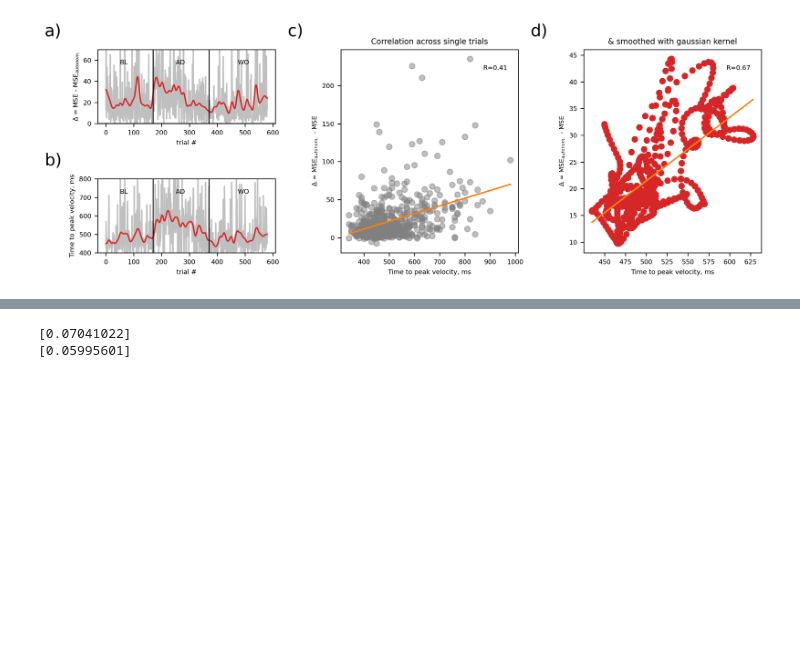
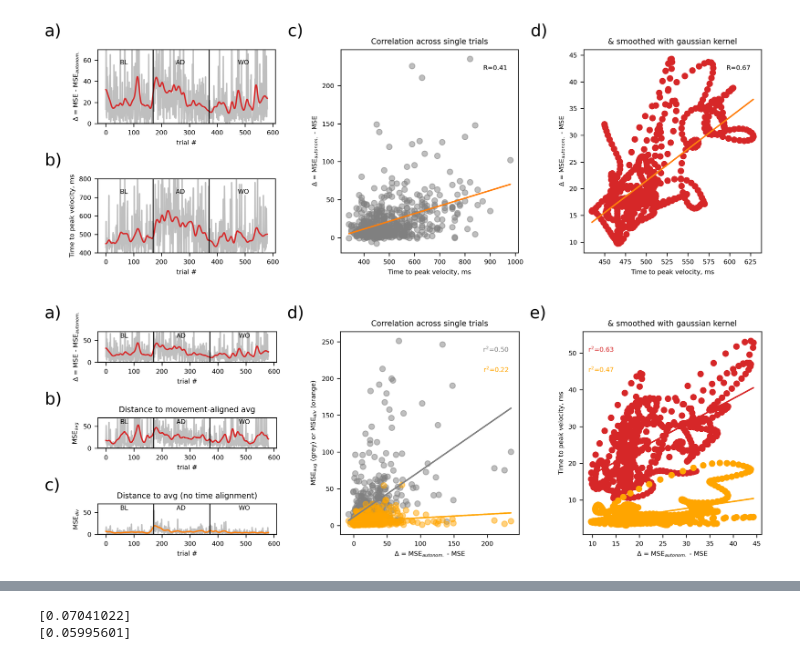
Before and after one commit to NinelK/BAND-torch, a Jupyter notebook: notebooks/paper/Fig5b_small_controlled_variability.ipynb, the cells around one changed output, grey strips where cells are left out. Saved outputs shown, nothing was run; the diff lists cells and outputs as text; code cells hidden in the pictures; blank space fills up the shorter version.

```diff
--- a/notebooks/paper/Fig5b_small_controlled_variability.ipynb
+++ b/notebooks/paper/Fig5b_small_controlled_variability.ipynb
@@ -161,6 +161,7 @@ print(trial_num, true_valid_beh.shape, valid_data.shape)
 concat_behaviors = [np.ones((trial_num,*true_valid_beh.shape[1:]))*np.nan for _ in range(2)]
 concat_noci_behaviors = [np.ones((trial_num,*true_valid_beh.shape[1:]))*np.nan for _ in range(2)]
 concat_true_behavior = np.ones((trial_num,*true_valid_beh.shape[1:]))*np.nan
+concat_true_pos = np.ones((trial_num,*true_valid_beh.shape[1:]))*np.nan
 concat_rates = [np.ones((trial_num,*valid_data.shape[1:]))*np.nan for _ in range(2)]
 concat_noci_rates = [np.ones((trial_num,*valid_data.shape[1:]))*np.nan for _ in range(2)]
 concat_data = np.ones((trial_num,*valid_data.shape[1:]))*np.nan
@@ -186,6 +187,7 @@ for fold in range(N_FOLDS):
         valid_epoch = f["valid_epoch"][:]
         true_train_beh = f['train_vel'][:]
         true_valid_beh = f['valid_vel'][:]
+        true_valid_pos = f['valid_pos'][:]
         true_target_direction = f['valid_target_direction'][:]
 
     print(valid_inds[valid_epoch==0])
@@ -263,6 +265,7 @@ for fold in range(N_FOLDS):
         if mi == 0:
             concat_data[fold::N_FOLDS] = valid_data
             concat_true_behavior[fold::N_FOLDS] = true_valid_beh
+            concat_true_pos[fold::N_FOLDS] = true_valid_pos
             concat_epochs[fold::N_FOLDS] = valid_epoch
             concat_ids[fold::N_FOLDS] = valid_inds
             concat_target_direction[fold::N_FOLDS] = true_target_direction
@@ -272,6 +275,7 @@ for fold in range(N_FOLDS):
             assert np.all(concat_ids[fold::N_FOLDS] == valid_inds), 'Indices do not match'
             assert np.all(concat_target_direction[fold::N_FOLDS] == true_target_direction), 'Target directions do not match'
             assert np.all(concat_true_behavior[fold::N_FOLDS] == true_valid_beh), 'True behavior does not match'
+            assert np.all(concat_true_pos[fold::N_FOLDS] == true_valid_pos), 'True positions do not match'
 # %% [output]
 [  1  10  18  25  30  38  43  52  57  62  67  72  77  84  92 103 109 114
  120 126 132 138 145 151 157 162 168 173 178 188 193 198 205 210]
@@ -616,0 +633,14 @@ mse_trials_avg_delta = mse_trials_avg - mse_trials_noci
+# %%
+distance = np.zeros(concat_true_behavior.shape[:2])
+print(distance.shape)
+for e in [0,1,2]:
+    for i in range(distance.shape[1]):
+        distance[concat_epochs==e,i] = np.min(np.sum((concat_true_behavior[concat_epochs==e][:,i:(i+1),:] - concat_avg_behavior[concat_epochs==e])**2,axis=-1),axis=-1)
+mse_min_div = np.mean(distance,axis=-1)
+
+distance = np.zeros(concat_true_behavior.shape[:2])
+print(distance.shape)
+for e in [0,1,2]:
+    for i in range(distance.shape[1]):
+        distance[concat_epochs==e,i] = np.min(np.sum((concat_true_pos[concat_epochs==e][:,i:(i+1),:] - concat_avg_pos[concat_epochs==e])**2,axis=-1),axis=-1)
+mse_min_div_pos = np.mean(distance,axis=-1)
@@ -902,3 +935,78 @@ plt.savefig(f"figs/fig5_suppl_{dataset_name}_{model_name}.pdf")
 plt.savefig(f"figs/fig5_suppl_{dataset_name}_{model_name}.png")
 # %% [output]
 [figure]
+# %%
+layout = '''
+ade
+bde
+cde
+'''
+
+fig = plt.figure(figsize=(11, 4))
+# blank = fig.add_subplot([0,0,1,1])
+axes, spec = panels(layout, fig=fig)
+
+label_panels(axes,postfix=')')
+
+# plot reaction time
+vel = np.linalg.norm(concat_true_behavior,axis=-1)
+max_vel_t = np.argmax(vel,-1)
+# max_vel_t = max_vel_t - max_vel_t.mean()
+
+axes['a'].plot(mse_trials_delta,alpha=0.5,c='grey')
+axes['a'].plot(gaussian_filter1d(mse_trials_delta, trial_kernel_w),c='C3')
+axes['a'].set_ylabel(r'$\Delta$ = MSE - MSE$_{autonom.}$')
+axes['a'].set_ylim([0,70])
+
+axes['b'].plot(mse_trials_avg,alpha=0.5,c='grey')
+axes['b'].plot(gaussian_filter1d(mse_trials_avg, trial_kernel_w),c='C3')
+axes['b'].set_ylabel(r'MSE$_{avg}$')
+axes['b'].set_ylim([0,70])
+
+axes['c'].plot(mse_min_div,alpha=0.5,c='grey')
+axes['c'].plot(gaussian_filter1d(mse_min_div, trial_kernel_w),c='C1')
+axes['c'].set_ylabel(r'MSE$_{div}$')
+axes['c'].set_ylim([0,70])
+
+axes['b'].set_title('Distance to movement-aligned avg')
+axes['c'].set_title('Distance to avg (no time alignment)')
+
+
+for ax in [axes['a'],axes['b'],axes['c']]:
+    ax.axvline(n_BL, color='k', linewidth=1)
+    ax.axvline(n_BL+n_AD, color='k', linewidth=1)
+    ax.axhline(0, color='k', linewidth=1)
+    ax.text(0.5 * n_BL / n, 0.8, 'BL', transform=ax.transAxes, ha='center')
+    ax.text((n_BL + 0.5*n_AD) / n, 0.8, 'AD', transform=ax.transAxes, ha='center')
+    ax.text((n_BL + n_AD + 0.5*n_WO) / n, 0.8, 'WO', transform=ax.transAxes, ha='center')
+    ax.set_xlabel('trial #')
+
+
+axes['d'].scatter(mse_trials_delta, mse_trials_avg, c='grey', alpha=0.5)
+axes['d'].scatter(mse_trials_delta, mse_min_div, c='orange', alpha=0.5)
+axes['d'].set_ylabel(r'MSE$_{avg}$ (grey) or MSE$_{div}$ (orange)')
+#add right y-axis
+axes['d'].set_xlabel(r'$\Delta$ = MSE$_{autonom.}$ - MSE')
+axes['d'].set_title('Correlation across single trials')
+# add trend and correlation
+from scipy.stats import linregress
+for d,color,y in [mse_trials_avg,'grey',0.9],[mse_min_div,'orange',0.8]:
+    slope, intercept, r_value, p_value, std_err = linregress(mse_trials_delta, d)
+    axes['d'].plot(mse_trials_delta, slope*mse_trials_delta + intercept, c=color)
+    axes['d'].text(0.87,y,fr"r$^2$={r_value:.2f}",transform=axes['d'].transAxes,ha='center',color=color)
+
+axes['e'].set_ylabel('Time to peak velocity, ms')
+axes['e'].set_xlabel(r'$\Delta$ = MSE$_{autonom.}$ - MSE')
+axes['e'].set_title(f'& smoothed with gaussian kernel')
+for d,color,y in [mse_trials_avg,'C3',0.9],[mse_min_div,'orange',0.8]:
+    axes['e'].scatter(gaussian_filter1d(mse_trials_delta, trial_kernel_w),gaussian_filter1d(d, trial_kernel_w), c=color)
+    slope, intercept, r_value, p_value, std_err = linregress(gaussian_filter1d(mse_trials_delta, trial_kernel_w), gaussian_filter1d(d, trial_kernel_w))
+    axes['e'].plot(gaussian_filter1d(mse_trials_delta, trial_kernel_w), slope*gaussian_filter1d(mse_trials_delta, trial_kernel_w) + intercept, c=color)
+    axes['e'].text(0.1,y,fr"r$^2$={r_value:.2f}",transform=axes['e'].transAxes,ha='center',color=color)
+
+plt.tight_layout()
+
+plt.savefig(f"figs/fig5_suppl_{dataset_name}_{model_name}.pdf")
+plt.savefig(f"figs/fig5_suppl_{dataset_name}_{model_name}.png")
+# %% [output]
+[figure, added]
```
Also changed, not shown: parts of 5 cells of this notebook, 5 other files.
